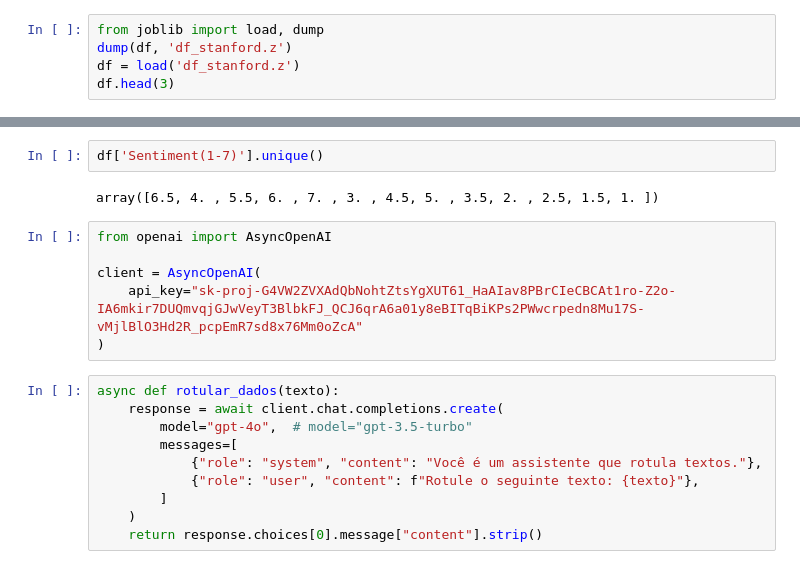
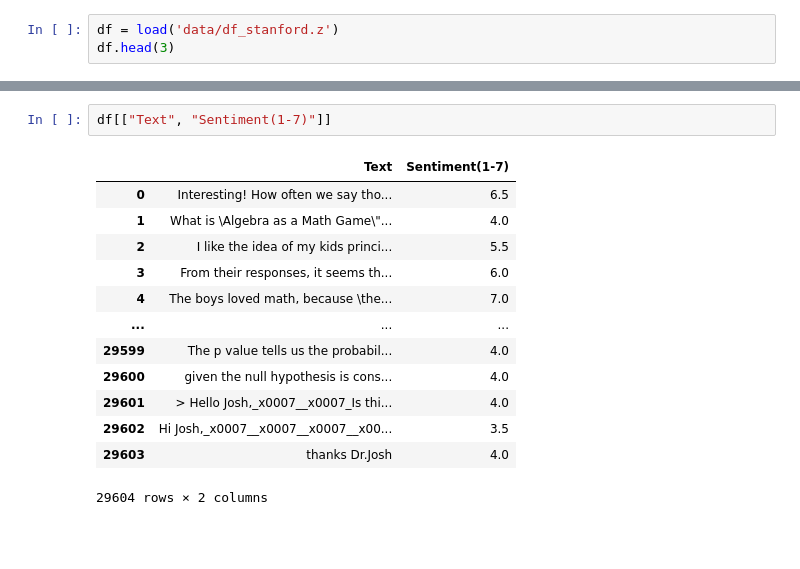
Before and after one commit to antoniolmcandido/api-gpt-label-datasets, a Jupyter notebook: notebook.ipynb, the cells around one changed output, grey strips where cells are left out. Drawn from its saved outputs; the diff is of its cells as text; blank space fills up the shorter version.

```diff
--- a/notebook.ipynb
+++ b/notebook.ipynb
@@ -12,7 +33,5 @@ df.head(3)
 # %%
-from joblib import load, dump
-dump(df, 'df_stanford.z')
-df = load('df_stanford.z')
+df = load('data/df_stanford.z')
 df.head(3)
 # %% [output]
 |  | Text | Text_PT | Opinion(1/0) | Question(1/0) | Answer(1/0) | Sentiment(1-7) | Confusion(1-7) | ... |
@@ -22,20 +82,16 @@ df.head(3)
 # %%
-df['Sentiment(1-7)'].unique()
+df[["Text", "Sentiment(1-7)"]]
 # %% [output]
+|  | Text | Sentiment(1-7) |
+| 0 | Interesting! How often we say tho... | 6.5 |
+| 1 | What is \Algebra as a Math Game\"... | 4.0 |
+| 2 | I like the idea of my kids princi... | 5.5 |
+| 3 | From their responses, it seems th... | 6.0 |
+| 4 | The boys loved math, because \the... | 7.0 |
+| ... | ... | ... |
+| 29599 | The p value tells us the probabil... | 4.0 |
+| 29600 | given the null hypothesis is cons... | 4.0 |
+| 29601 | > Hello Josh,_x0007__x0007_Is thi... | 4.0 |
+| 29602 | Hi Josh,_x0007__x0007__x0007__x00... | 3.5 |
+| 29603 | thanks Dr.Josh | 4.0 |
-array([6.5, 4. , 5.5, 6. , 7. , 3. , 4.5, 5. , 3.5, 2. , 2.5, 1.5, 1. ])
+29604 rows × 2 columns
-# %%
-from openai import AsyncOpenAI
-
-client = AsyncOpenAI(
-    api_key="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"
-)
-# %%
-async def rotular_dados(texto):
-    response = await client.chat.completions.create(
-        model="gpt-4o",  # model="gpt-3.5-turbo"
-        messages=[
-            {"role": "system", "content": "Você é um assistente que rotula textos."},
-            {"role": "user", "content": f"Rotule o seguinte texto: {texto}"},
-        ]
-    )
-    return response.choices[0].message["content"].strip()
```
Also changed, not shown: parts of 17 cells of this notebook, 2 other files.
